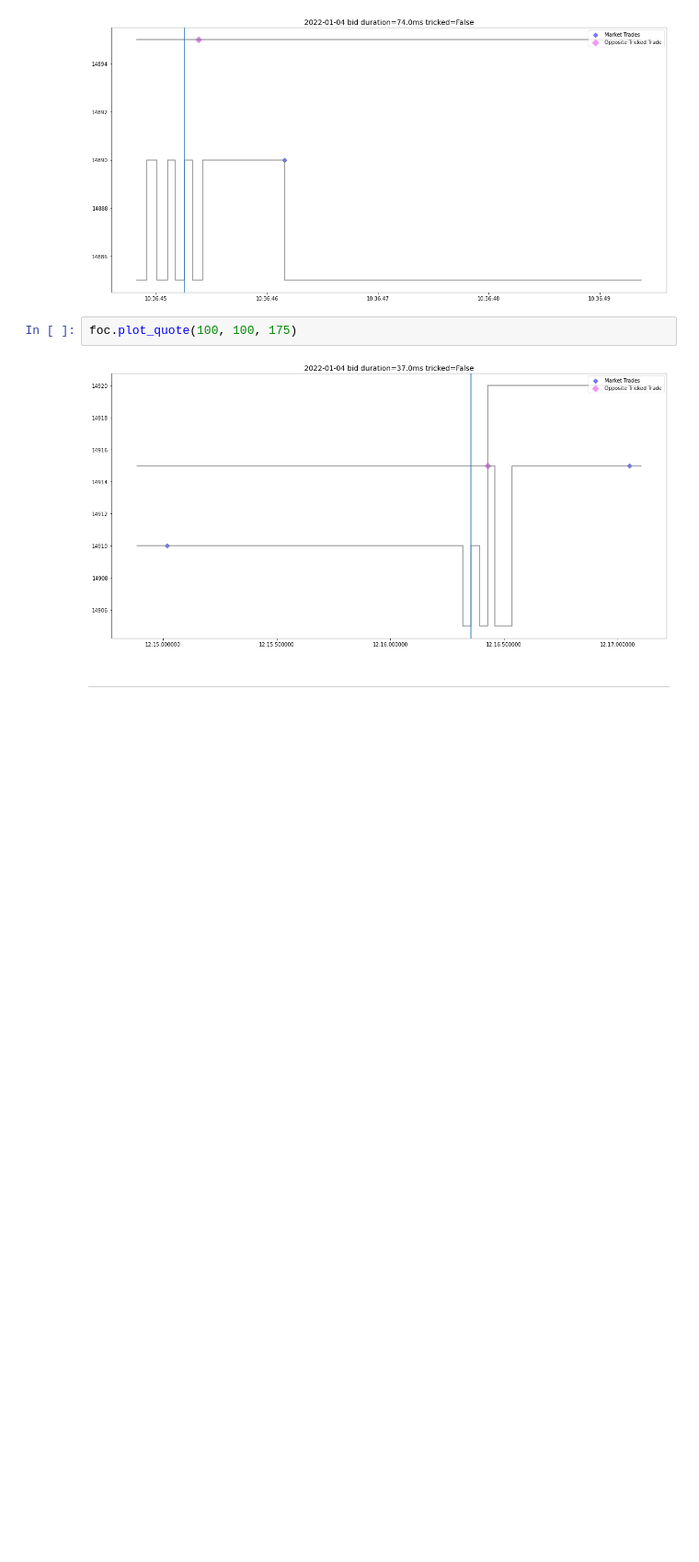
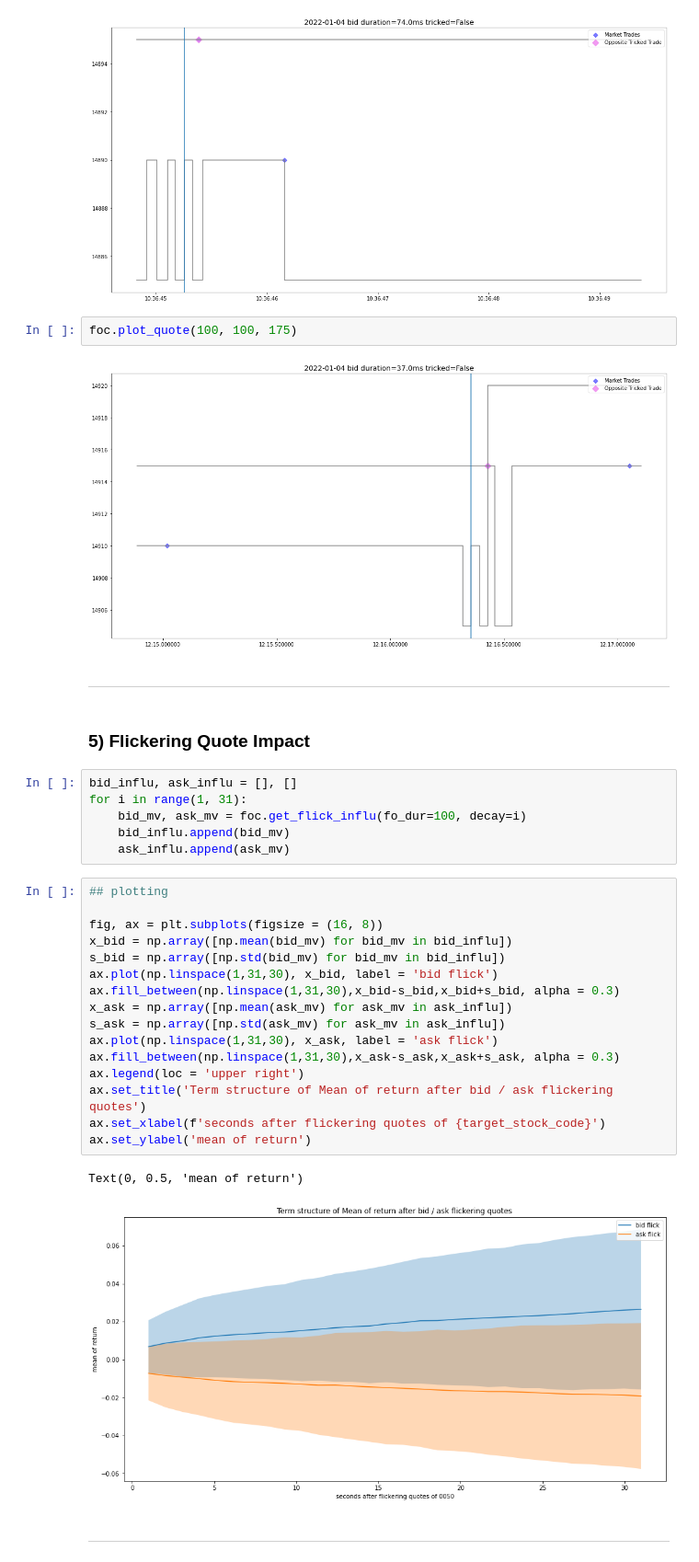
Before and after one commit to anthonywah/mafs6100-order-placement-strategy, a Jupyter notebook: notebooks/stage-5.ipynb, the cells around one changed output. Shown at 92% size. Saved outputs shown, nothing was run; the diff lists cells and outputs as text; blank space fills up the shorter version.

```diff
--- a/notebooks/stage-5.ipynb
+++ b/notebooks/stage-5.ipynb
@@ -121,5 +129,34 @@ foc.plot_quote(100, 100, 167)
 foc.plot_quote(100, 100, 175)
 # %% [output]
 [figure]
+# %% [markdown]
+---
+# %% [markdown]
+### 5) Flickering Quote Impact
+# %%
+bid_influ, ask_influ = [], []
+for i in range(1, 31):
+    bid_mv, ask_mv = foc.get_flick_influ(fo_dur=100, decay=i)
+    bid_influ.append(bid_mv)
+    ask_influ.append(ask_mv)
+# %%
+## plotting
+
+fig, ax = plt.subplots(figsize = (16, 8))
+x_bid = np.array([np.mean(bid_mv) for bid_mv in bid_influ])
+s_bid = np.array([np.std(bid_mv) for bid_mv in bid_influ])
+ax.plot(np.linspace(1,31,30), x_bid, label = 'bid flick')
+ax.fill_between(np.linspace(1,31,30),x_bid-s_bid,x_bid+s_bid, alpha = 0.3)
+x_ask = np.array([np.mean(ask_mv) for ask_mv in ask_influ])
+s_ask = np.array([np.std(ask_mv) for ask_mv in ask_influ])
+ax.plot(np.linspace(1,31,30), x_ask, label = 'ask flick')
+ax.fill_between(np.linspace(1,31,30),x_ask-s_ask,x_ask+s_ask, alpha = 0.3)
+ax.legend(loc = 'upper right')
+ax.set_title('Term structure of Mean of return after bid / ask flickering quotes')
+ax.set_xlabel(f'seconds after flickering quotes of {target_stock_code}')
+ax.set_ylabel('mean of return')
+# %% [output]
+Text(0, 0.5, 'mean of return')
+[figure, added]
 # %% [markdown]
 ---
```
Also changed, not shown: parts of 6 cells of this notebook, 11 other files.
